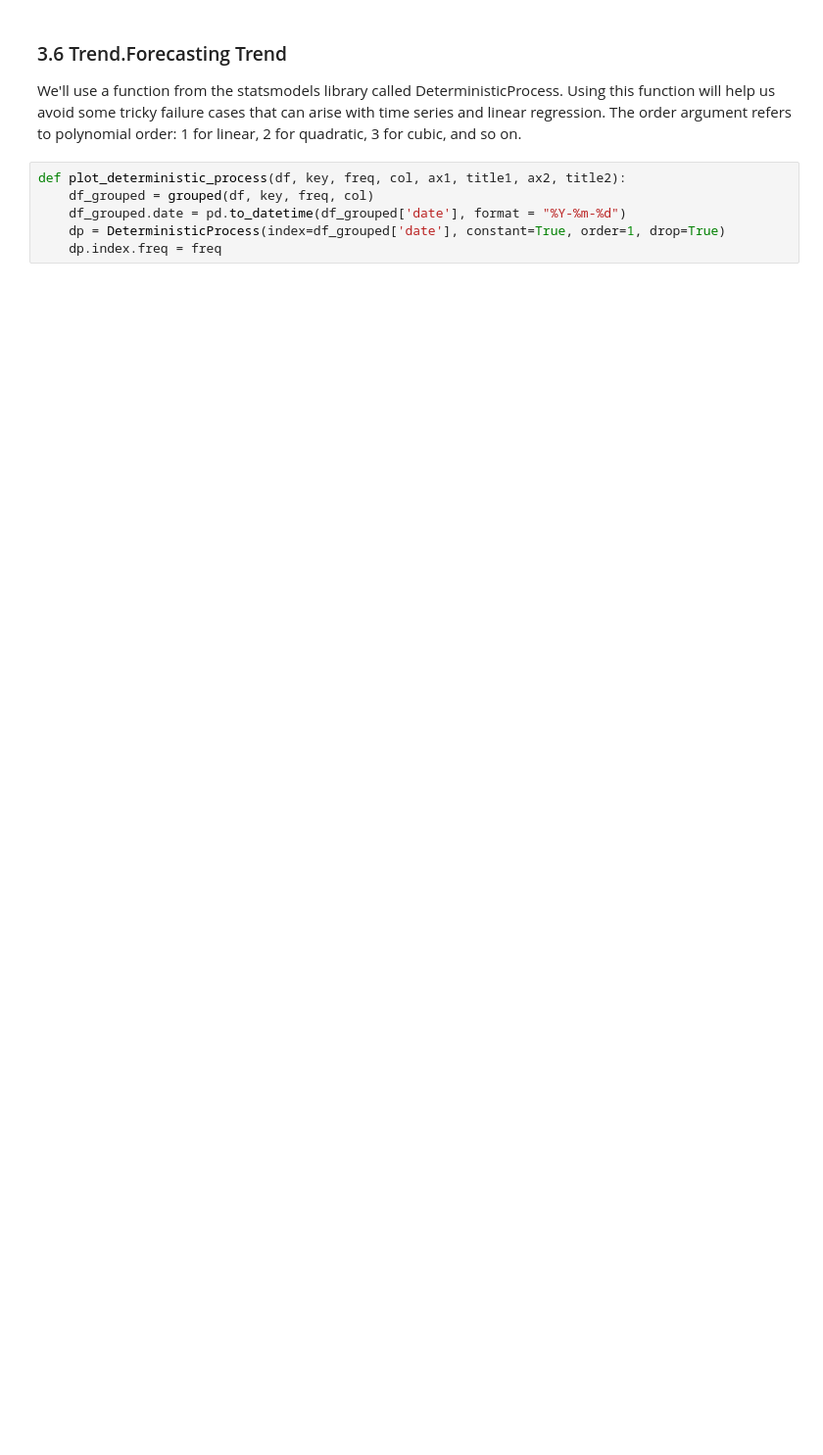
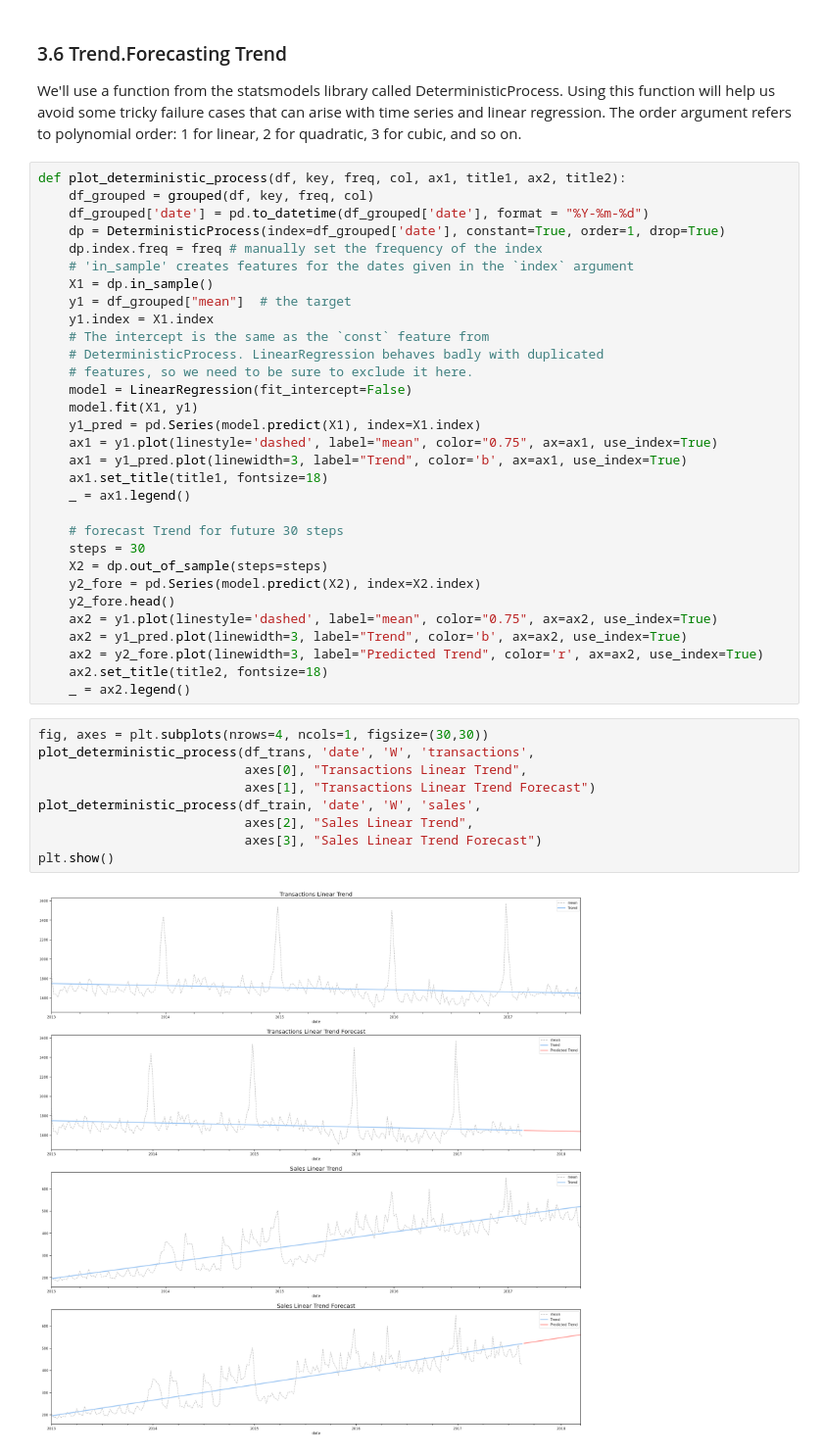
Before and after one commit to sx-cpu/Store-Sales-TS-Forecasting-using-GPU, a Jupyter notebook: demo.ipynb, the cells around one changed output. Shown at 98% size. Saved outputs shown, nothing was run; the diff lists cells and outputs as text; blank space fills up the shorter version.

```diff
--- a/demo.ipynb
+++ b/demo.ipynb
@@ -326,6 +327,42 @@ We'll use a function from the statsmodels library called DeterministicProcess. U
 # %%
 def plot_deterministic_process(df, key, freq, col, ax1, title1, ax2, title2):
     df_grouped = grouped(df, key, freq, col)
-    df_grouped.date = pd.to_datetime(df_grouped['date'], format = "%Y-%m-%d")
+    df_grouped['date'] = pd.to_datetime(df_grouped['date'], format = "%Y-%m-%d")
     dp = DeterministicProcess(index=df_grouped['date'], constant=True, order=1, drop=True)
-    dp.index.freq = freq
+    dp.index.freq = freq # manually set the frequency of the index
+    # 'in_sample' creates features for the dates given in the `index` argument
+    X1 = dp.in_sample()
+    y1 = df_grouped["mean"]  # the target
+    y1.index = X1.index
+    # The intercept is the same as the `const` feature from
+    # DeterministicProcess. LinearRegression behaves badly with duplicated
+    # features, so we need to be sure to exclude it here.
+    model = LinearRegression(fit_intercept=False)
+    model.fit(X1, y1)
+    y1_pred = pd.Series(model.predict(X1), index=X1.index)
+    ax1 = y1.plot(linestyle='dashed', label="mean", color="0.75", ax=ax1, use_index=True)
+    ax1 = y1_pred.plot(linewidth=3, label="Trend", color='b', ax=ax1, use_index=True)
+    ax1.set_title(title1, fontsize=18)
+    _ = ax1.legend()
+
+    # forecast Trend for future 30 steps
+    steps = 30
+    X2 = dp.out_of_sample(steps=steps)
+    y2_fore = pd.Series(model.predict(X2), index=X2.index)
+    y2_fore.head()
+    ax2 = y1.plot(linestyle='dashed', label="mean", color="0.75", ax=ax2, use_index=True)
+    ax2 = y1_pred.plot(linewidth=3, label="Trend", color='b', ax=ax2, use_index=True)
+    ax2 = y2_fore.plot(linewidth=3, label="Predicted Trend", color='r', ax=ax2, use_index=True)
+    ax2.set_title(title2, fontsize=18)
+    _ = ax2.legend()
+# %%
+fig, axes = plt.subplots(nrows=4, ncols=1, figsize=(30,30))
+plot_deterministic_process(df_trans, 'date', 'W', 'transactions',
+                           axes[0], "Transactions Linear Trend",
+                           axes[1], "Transactions Linear Trend Forecast")
+plot_deterministic_process(df_train, 'date', 'W', 'sales',
+                           axes[2], "Sales Linear Trend",
+                           axes[3], "Sales Linear Trend Forecast")
+plt.show()
+# %% [output]
+[figure, added]
```
Also changed, not shown: parts of 1 cell of this notebook, 1 other file.
